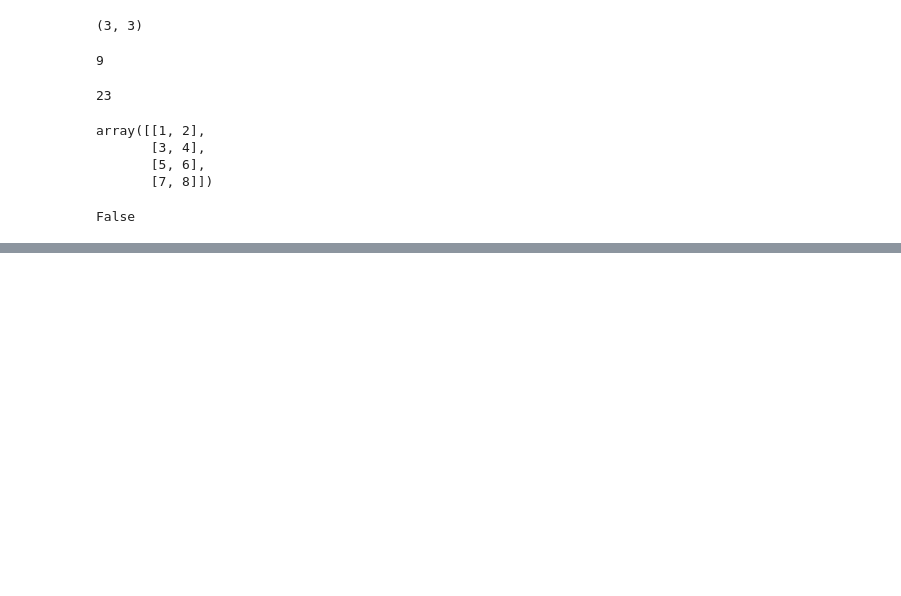
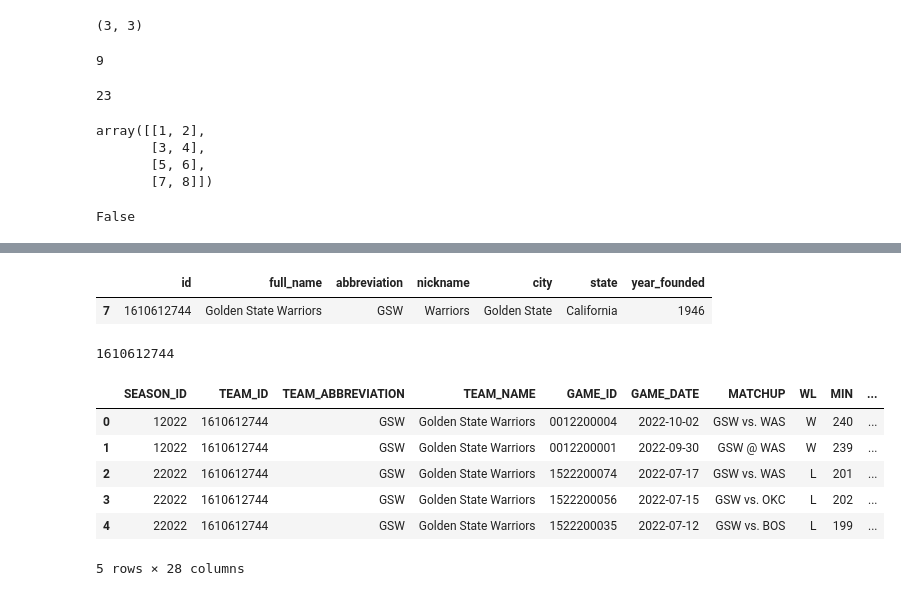
Before and after one commit to PosgradoMNA/actividades-de-aprendizaje-rafaelsangarcia, a Jupyter notebook: PythonIBM_A01182780.ipynb, the cells around one changed output, grey strips where cells are left out. Saved outputs shown, nothing was run; the diff lists cells and outputs as text; code cells hidden in the pictures; blank space fills up the shorter version.

```diff
--- a/PythonIBM_A01182780.ipynb
+++ b/PythonIBM_A01182780.ipynb
@@ -1011,0 +1065,8 @@ False
+# %%
+def one_dict(list_dict):
+  keys = list_dict[0].keys()
+  out_dict={key:[] for key in keys}
+  for dict_ in list_dict:
+    for key, value in dict_.items():
+      out_dict[key].append(value)
+  return out_dict
@@ -1011,0 +1089,5 @@ False
+# %%
+import pandas as pd
+dict_nba_team=one_dict(nba_teams)
+df_teams = pd.DataFrame(dict_nba_team)
+df_teams.head()
@@ -1011,0 +1101,24 @@ False
+# %%
+df_warriors=df_teams[df_teams['nickname'] == "Warriors"]
+df_warriors
+# %% [output]
+|  | id | full_name | abbreviation | nickname | city | state | year_founded |
+| 7 | 1610612744 | Golden State Warriors | GSW | Warriors | Golden State | California | 1946 |
+# %%
+id_warriors = df_warriors[['id']].values[0][0]
+id_warriors
+# %% [output]
+1610612744
+# %%
+from nba_api.stats.endpoints import leaguegamefinder
+gamefinder = leaguegamefinder.LeagueGameFinder(team_id_nullable=id_warriors)
+games = gamefinder.get_data_frames()[0]
+games.head()
+# %% [output]
+|  | SEASON_ID | TEAM_ID | TEAM_ABBREVIATION | TEAM_NAME | GAME_ID | GAME_DATE | MATCHUP | WL | MIN | ... |
+| 0 | 12022 | 1610612744 | GSW | Golden State Warriors | 0012200004 | 2022-10-02 | GSW vs. WAS | W | 240 | ... |
+| 1 | 12022 | 1610612744 | GSW | Golden State Warriors | 0012200001 | 2022-09-30 | GSW @ WAS | W | 239 | ... |
+| 2 | 22022 | 1610612744 | GSW | Golden State Warriors | 1522200074 | 2022-07-17 | GSW vs. WAS | L | 201 | ... |
+| 3 | 22022 | 1610612744 | GSW | Golden State Warriors | 1522200056 | 2022-07-15 | GSW vs. OKC | L | 202 | ... |
+| 4 | 22022 | 1610612744 | GSW | Golden State Warriors | 1522200035 | 2022-07-12 | GSW vs. BOS | L | 199 | ... |
+5 rows × 28 columns
```
Also changed, not shown: parts of 10 cells of this notebook.
